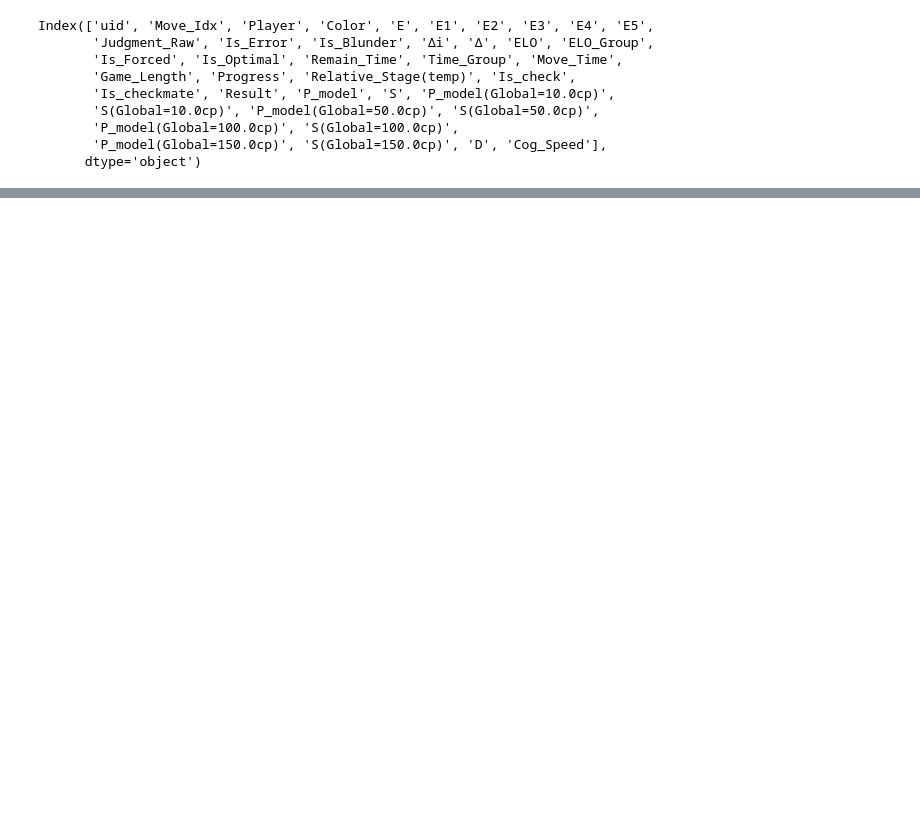
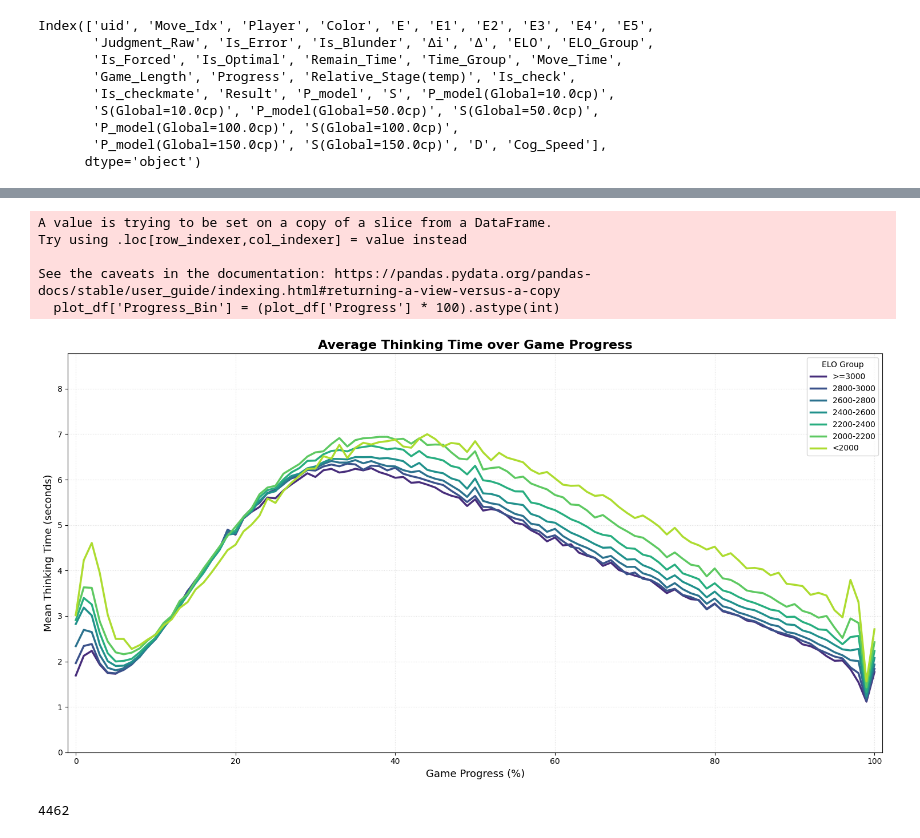
Before and after one commit to zZimablueee/Chess, a Jupyter notebook: complexity/delta_0/graphs/figure2.ipynb, the cells around one changed output, grey strips where cells are left out. Drawn from its saved outputs; the diff is of its cells as text; code cells hidden in the pictures; blank space fills up the shorter version.

```diff
--- a/complexity/delta_0/graphs/figure2.ipynb
+++ b/complexity/delta_0/graphs/figure2.ipynb
@@ -762,0 +72,49 @@ $$
+# %%
+elo_order = ['>=3000',  '2800-3000', '2600-2800', '2400-2600', '2200-2400',  '2000-2200', '<2000']
+distinct_palette = sns.color_palette("viridis", len(elo_order))
+
+mask = df_moves['Is_Forced'] != 1
+plot_df = df_moves[mask]
+
+# 对 Progress 进行分箱
+plot_df['Progress_Bin'] = (plot_df['Progress'] * 100).astype(int)
+
+# 按 ELO 分组和进度分箱，平均 Move_Time
+agg_trends = plot_df.groupby(['ELO_Group', 'Progress_Bin'])['Move_Time'].agg(
+    mean_time='mean'  #均值受极端值影响太大，改成中位数了
+).reset_index()
+
+distinct_palette = sns.color_palette("viridis", len(elo_order))
+color_map = dict(zip(elo_order, distinct_palette))
+fig, ax = plt.subplots(figsize=(15, 8))
+for group in elo_order:
+    g_data = agg_trends[agg_trends['ELO_Group'] == group]
+    # 排序确保线条从开局到残局连续
+    g_data = g_data.sort_values('Progress_Bin')
+    ax.plot(g_data['Progress_Bin'], g_data['mean_time'],
+            color=color_map[group], linewidth=2.5, label=group)
+
+ax.set_title('Average Thinking Time over Game Progress', fontsize=16, fontweight='bold')
+ax.set_xlabel('Game Progress (%)', fontsize=13)
+ax.set_xlim(-1, 101)
+ax.set_ylabel('Mean Thinking Time (seconds)', fontsize=13)
+# 限制 Y 轴范围：为了看清主体趋势，避免设太高会压扁曲线
+ax.set_ylim(0, plot_df['Move_Time'].mean() * 2)
+
+ax.grid(True, linestyle=':', alpha=0.4)
+ax.legend(title='ELO Group', loc='upper right')
+
+plt.tight_layout()
+plt.show()
+# %% [output]
+A value is trying to be set on a copy of a slice from a DataFrame.
+Try using .loc[row_indexer,col_indexer] = value instead
+
+See the caveats in the documentation: https://pandas.pydata.org/pandas-docs/stable/user_guide/indexing.html#returning-a-view-versus-a-copy
+  plot_df['Progress_Bin'] = (plot_df['Progress'] * 100).astype(int)
+[figure, added]
+# %%
+del plot_df
+gc.collect()
+# %% [output]
+4462
```
Also changed, not shown: parts of 59 cells of this notebook.
